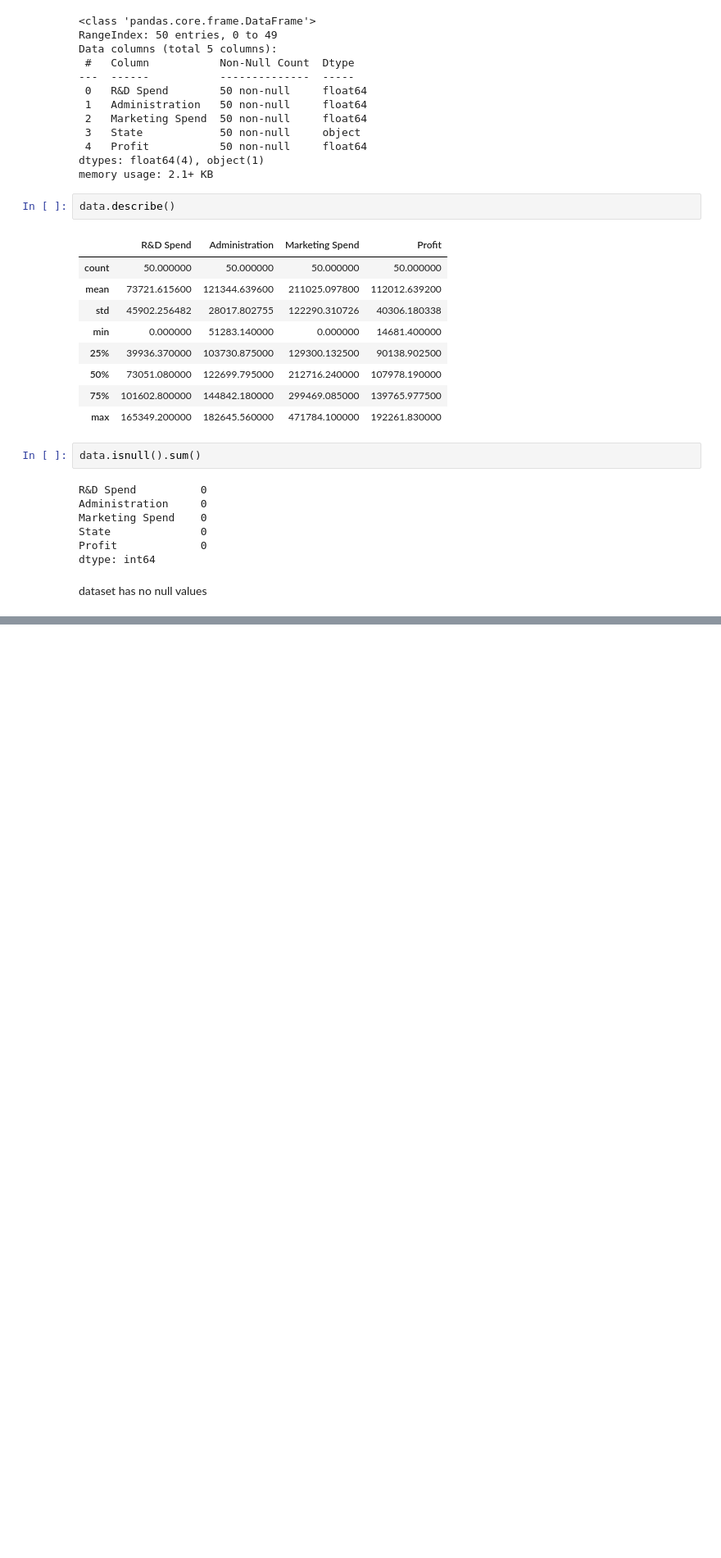
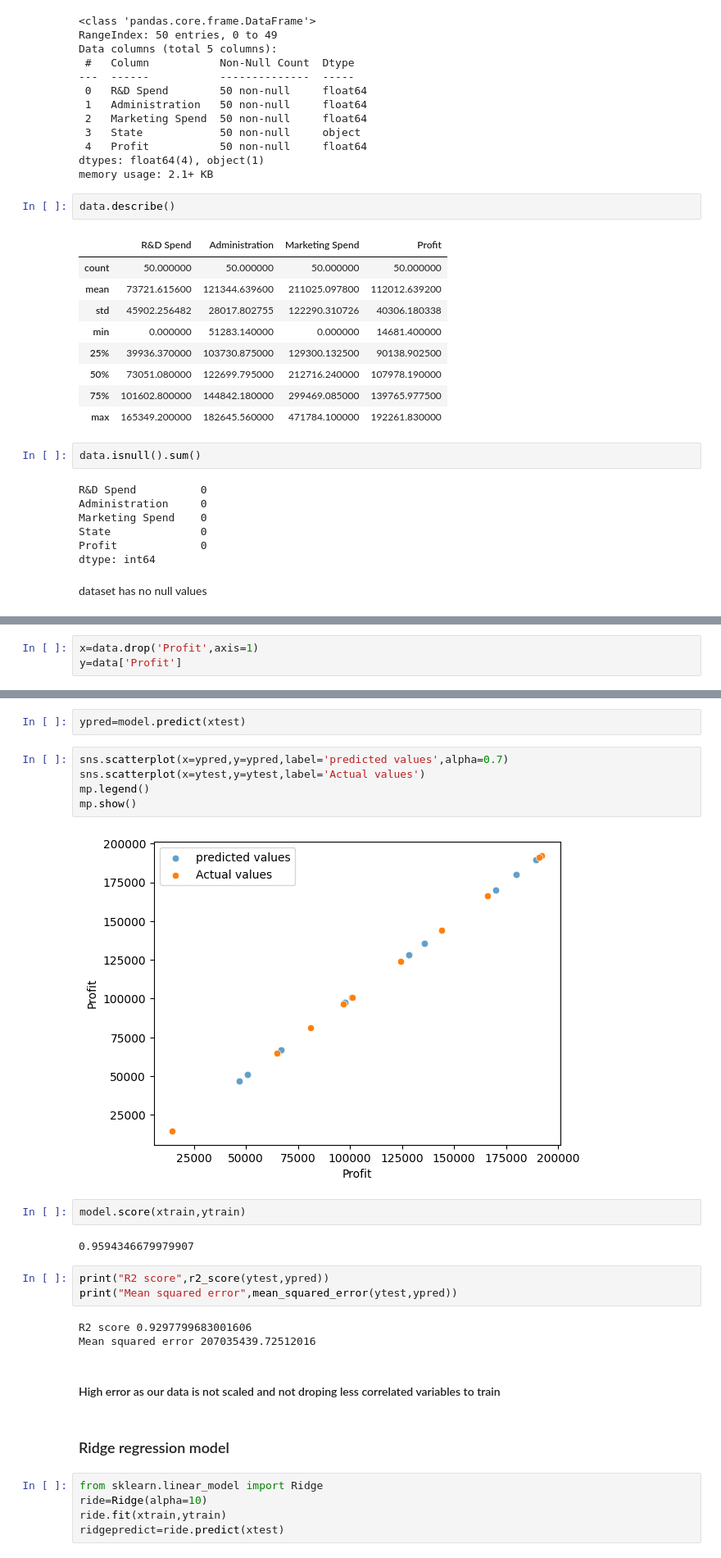
Before and after one commit to Shivam-Shane/Learnerhub, a Jupyter notebook: IPYTHON/Assignment 4.questio 3.ipynb, the cells around one changed output, grey strips where cells are left out. Shown at 82% size. Cells and saved outputs as stored; diff of their text form; blank space fills up the shorter version.

```diff
--- a/IPYTHON/Assignment 4.questio 3.ipynb
+++ b/IPYTHON/Assignment 4.questio 3.ipynb
@@ -92,0 +167,3 @@ dataset has no null values
+# %%
+x=data.drop('Profit',axis=1)
+y=data['Profit']
@@ -92,0 +187,28 @@ dataset has no null values
+# %%
+ypred=model.predict(xtest)
+# %%
+sns.scatterplot(x=ypred,y=ypred,label='predicted values',alpha=0.7)
+sns.scatterplot(x=ytest,y=ytest,label='Actual values')
+mp.legend()
+mp.show()
+# %% [output]
+[figure, added]
+# %%
+model.score(xtrain,ytrain)
+# %% [output]
+0.9594346679979907
+# %%
+print("R2 score",r2_score(ytest,ypred))
+print("Mean squared error",mean_squared_error(ytest,ypred))
+# %% [output]
+R2 score 0.9297799683001606
+Mean squared error 207035439.72512016
+# %% [markdown]
+#### High error as our data is not scaled and not droping less correlated variables to train
+# %% [markdown]
+### Ridge regression model
+# %%
+from sklearn.linear_model import Ridge
+ride=Ridge(alpha=10)
+ride.fit(xtrain,ytrain)
+ridgepredict=ride.predict(xtest)
```
Also changed, not shown: parts of 30 cells of this notebook.
